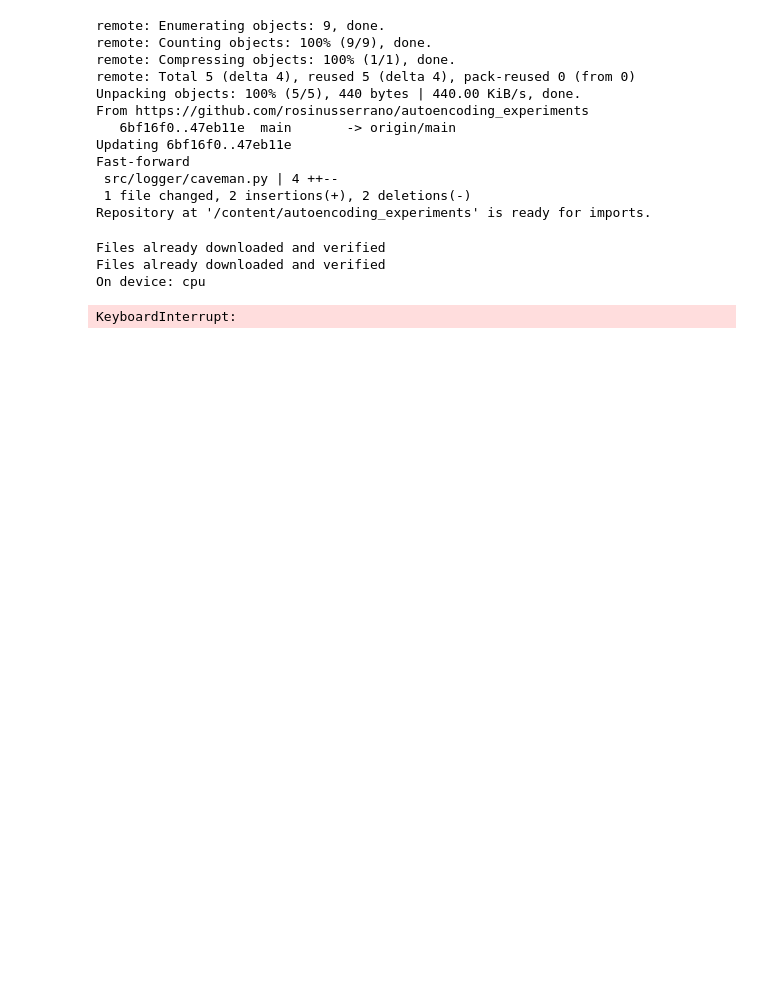
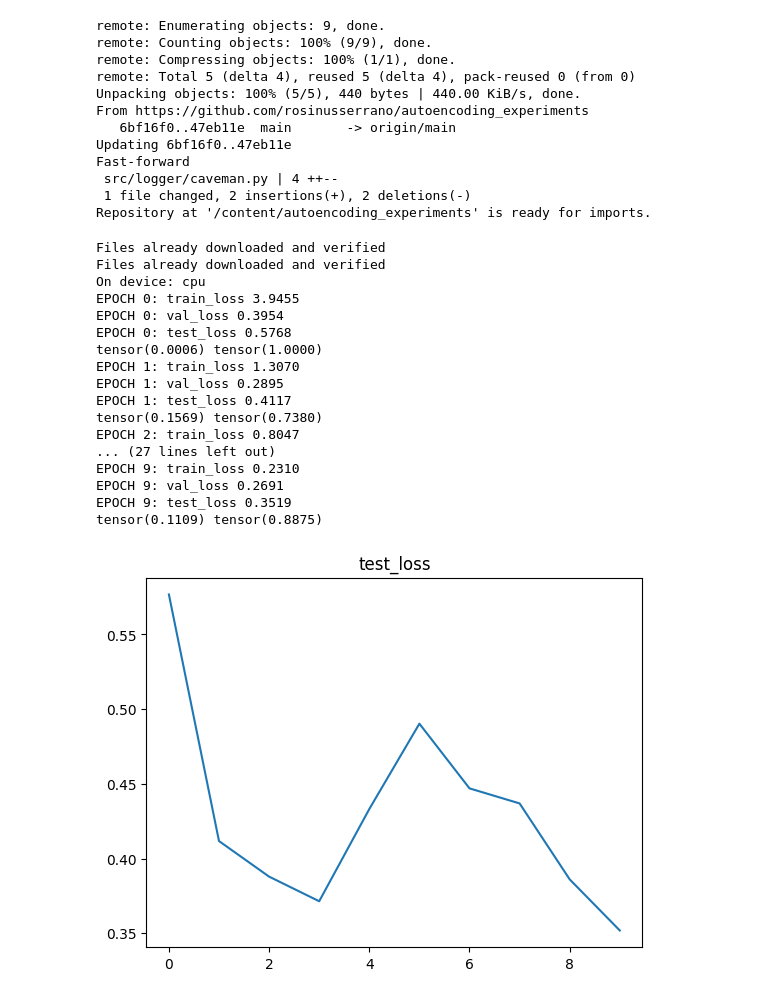
Before and after one commit to rosinusserrano/autoencoding_experiments, a Jupyter notebook: src/colab.ipynb, the cells around one changed output. Cells and saved outputs as stored; diff of their text form; code cells hidden in the pictures; blank space fills up the shorter version.

```diff
--- a/src/colab.ipynb
+++ b/src/colab.ipynb
@@ -72,12 +72,51 @@ Repository at '/content/autoencoding_experiments' is ready for imports.
 # %%
 %reload_ext autoreload
 %autoreload 2
-# %%
-from experiments.autoencoder_standard import run
-
-run()
-# %% [output]
-Files already downloaded and verified
-Files already downloaded and verified
-On device: cpu
-KeyboardInterrupt:
+# %%
+from models.vae import VAEConfig
+from datasets import DatasetConfig
+from utils.train import TrainConfig
+from logger.caveman import CavemanLogger
+
+from experiments.vae_standard import train_standard_vae_on_cifar
+
+
+model_config = VAEConfig(latent_channels=256)
+dataset_config = DatasetConfig(
+    dataset_name="cifar10",
+    validation_split=0.1,
+    batch_size=128,
+    subset_ratio=0.01,
+)
+train_config = TrainConfig("adam", learning_rate=0.001, n_epochs=50)
+
+logger = CavemanLogger("../runs", "vaetestlocal")
+
+train_standard_vae_on_cifar(
+    model_config=model_config,
+    dataset_config=dataset_config,
+    train_config=train_config,
+    logger=logger,
+    validation_interval=5,
+    test_interval=5,
+    visualization_interval=5,
+)
+# %% [output]
+Files already downloaded and verified
+Files already downloaded and verified
+On device: cpu
+EPOCH 0: train_loss 3.9455
+EPOCH 0: val_loss 0.3954
+EPOCH 0: test_loss 0.5768
+tensor(0.0006) tensor(1.0000)
+EPOCH 1: train_loss 1.3070
+EPOCH 1: val_loss 0.2895
+EPOCH 1: test_loss 0.4117
+tensor(0.1569) tensor(0.7380)
+EPOCH 2: train_loss 0.8047
+... (27 lines left out)
+EPOCH 9: train_loss 0.2310
+EPOCH 9: val_loss 0.2691
+EPOCH 9: test_loss 0.3519
+tensor(0.1109) tensor(0.8875)
+[figure, added]
```
Also changed, not shown: 9 other files.
